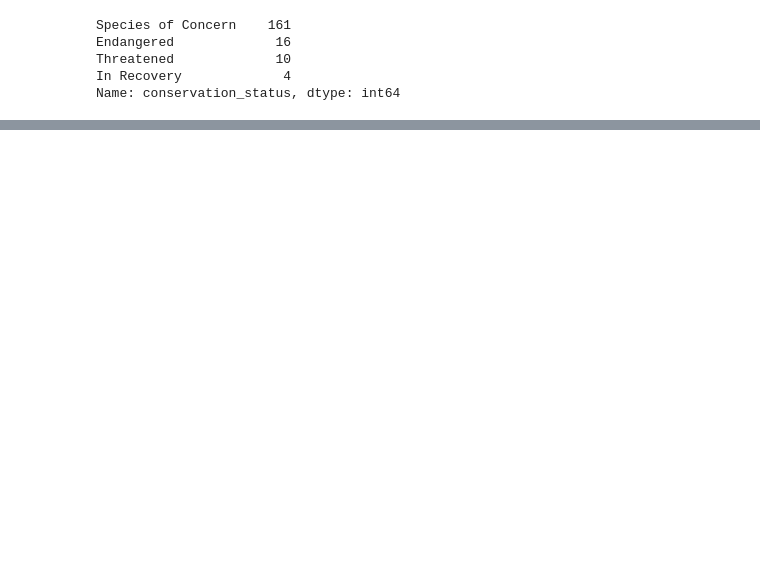
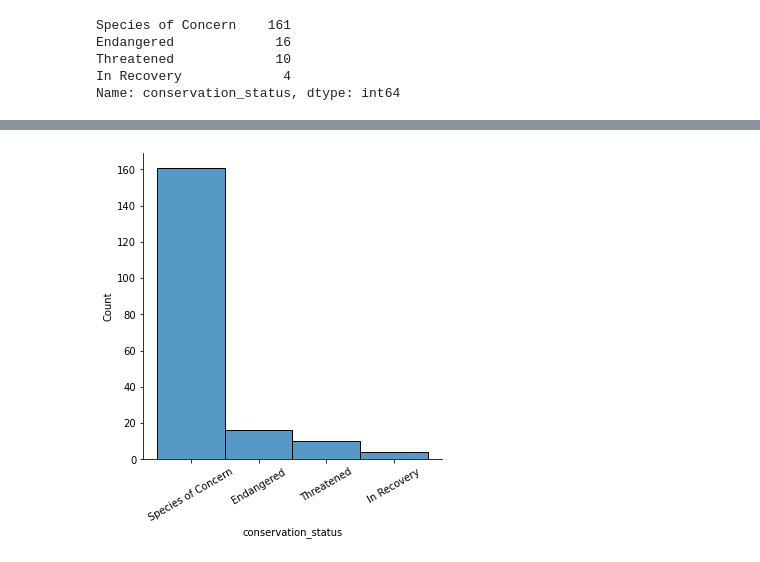
Before and after one commit to ValeryBonneau/cc_bio, a Jupyter notebook: biodiversity.ipynb, the cells around one changed output, grey strips where cells are left out. Cells and saved outputs as stored; diff of their text form; code cells hidden in the pictures; blank space fills up the shorter version.

```diff
--- a/biodiversity.ipynb
+++ b/biodiversity.ipynb
@@ -97,0 +56,3 @@ max      321.000000
+# %%
+species = pd.read_csv('species_info.csv',encoding='utf-8')
+species.head()
@@ -131,0 +119,7 @@ Ideally, we should go back to the data to get another set
+# %%
+
+sns.displot(species['conservation_status'])
+plt.xticks(rotation=30)
+plt.show()
+# %% [output]
+[figure, added]
```
Also changed, not shown: parts of 26 cells of this notebook.
